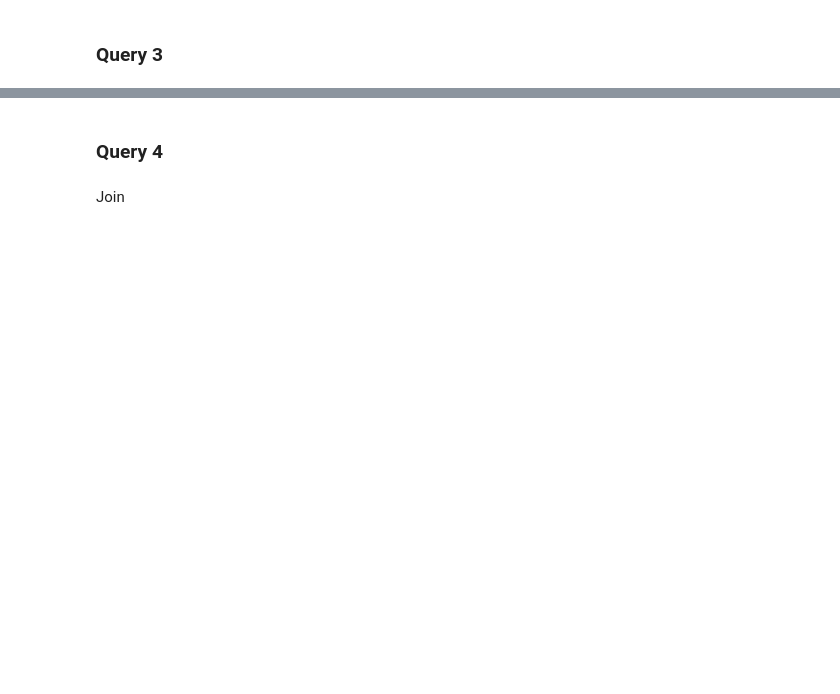
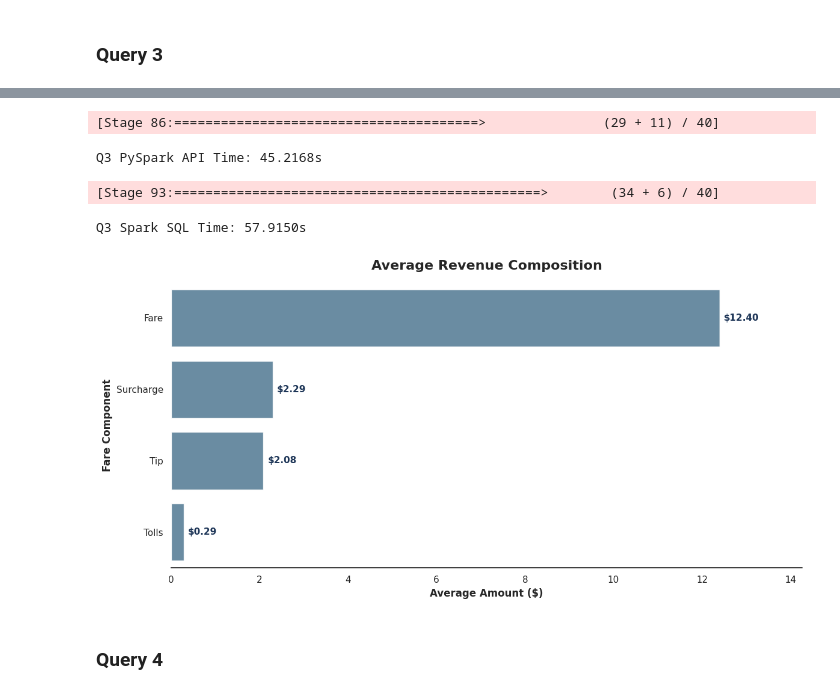
Before and after one commit to Mariana-rc01/SparkAndDrive, a Jupyter notebook: profiling_mariana.ipynb, the cells around one changed output, grey strips where cells are left out. Cells and saved outputs as stored; diff of their text form; code cells hidden in the pictures; blank space fills up the shorter version.

```diff
--- a/profiling_mariana.ipynb
+++ b/profiling_mariana.ipynb
@@ -2134,2 +1316,69 @@ plt.show()
+# %%
+import time
+from pyspark.sql.functions import avg
+
+start_time = time.time()
+
+q3_api_df = taxi_df.selectExpr(
+    "avg(fare_amount) as avg_fare",
+    "avg(tip_amount) as avg_tip",
+    "avg(tolls_amount) as avg_tolls",
+    "avg(congestion_surcharge) as avg_surcharge"
+)
+
+q3_pd = q3_api_df.toPandas()
+
+q3_api_time = time.time() - start_time
+print(f"Q3 PySpark API Time: {q3_api_time:.4f}s")
+# %% [output]
+[Stage 86:=======================================>               (29 + 11) / 40]
+Q3 PySpark API Time: 45.2168s
+# %%
+start_time = time.time()
+
+q3_sql = spark.sql("""
+    SELECT
+        AVG(fare_amount) as avg_fare,
+        AVG(tip_amount) as avg_tip,
+        AVG(tolls_amount) as avg_tolls,
+        AVG(congestion_surcharge) as avg_surcharge
+    FROM taxi_data
+""")
+
+q3_pd_sql = q3_sql.toPandas()
+q3_sql_time = time.time() - start_time
+print(f"Q3 Spark SQL Time: {q3_sql_time:.4f}s")
+# %% [output]
+[Stage 93:===============================================>        (34 + 6) / 40]
+Q3 Spark SQL Time: 57.9150s
+# %%
+sns.set_theme(style="white")
+plt.rcParams['font.family'] = 'sans-serif'
+
+main_color = "#457b9d"
+
+q3_plot = q3_pd.T.reset_index()
+q3_plot.columns = ['Component', 'Value']
+q3_plot['Component'] = q3_plot['Component'].str.replace('avg_', '').str.title()
+q3_plot = q3_plot.sort_values(by='Value', ascending=False)
+
+fig, ax = plt.subplots(figsize=(12, 6), facecolor='white')
+
+sns.barplot(data=q3_plot, x='Value', y='Component', color=main_color, alpha=0.85, ax=ax)
+
+ax.set_title("Average Revenue Composition", fontweight='bold', fontsize=16, pad=15)
+ax.set_xlabel("Average Amount ($)", fontweight='bold')
+ax.set_ylabel("Fare Component", fontweight='bold')
+
+for container in ax.containers:
+    ax.bar_label(container, fmt='$%.2f', padding=5, fontweight='bold', color='#1d3557', fontsize=11)
+
+ax.set_xlim(0, q3_plot['Value'].max() * 1.15)
+
+sns.despine(left=True, bottom=False)
+plt.tight_layout()
+plt.show()
+# %% [output]
+[figure, added]
 # %% [markdown]
 ### Query 4
@@ -2191,2 +1384,0 @@ plt.show()
-# %% [markdown]
-Join
```
Also changed, not shown: parts of 95 cells of this notebook.
